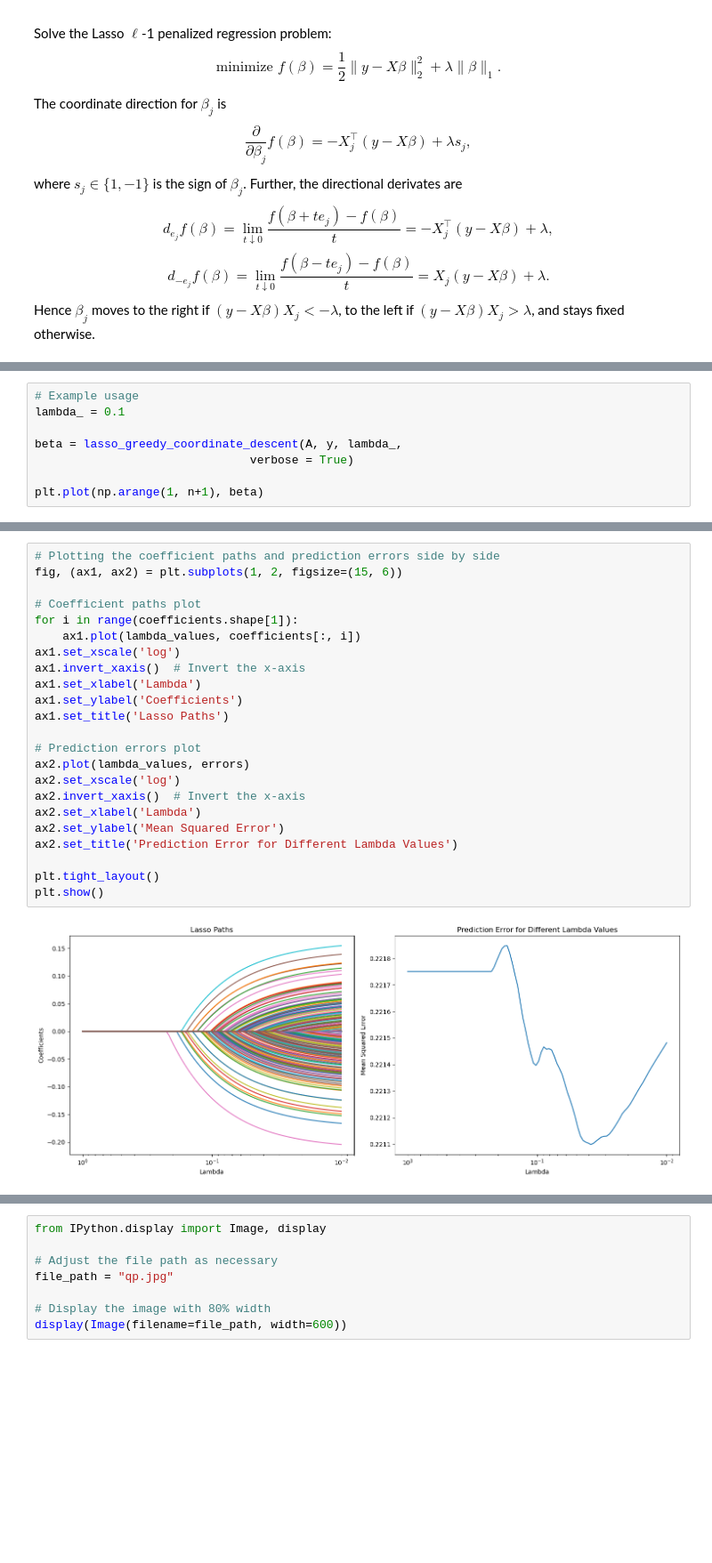
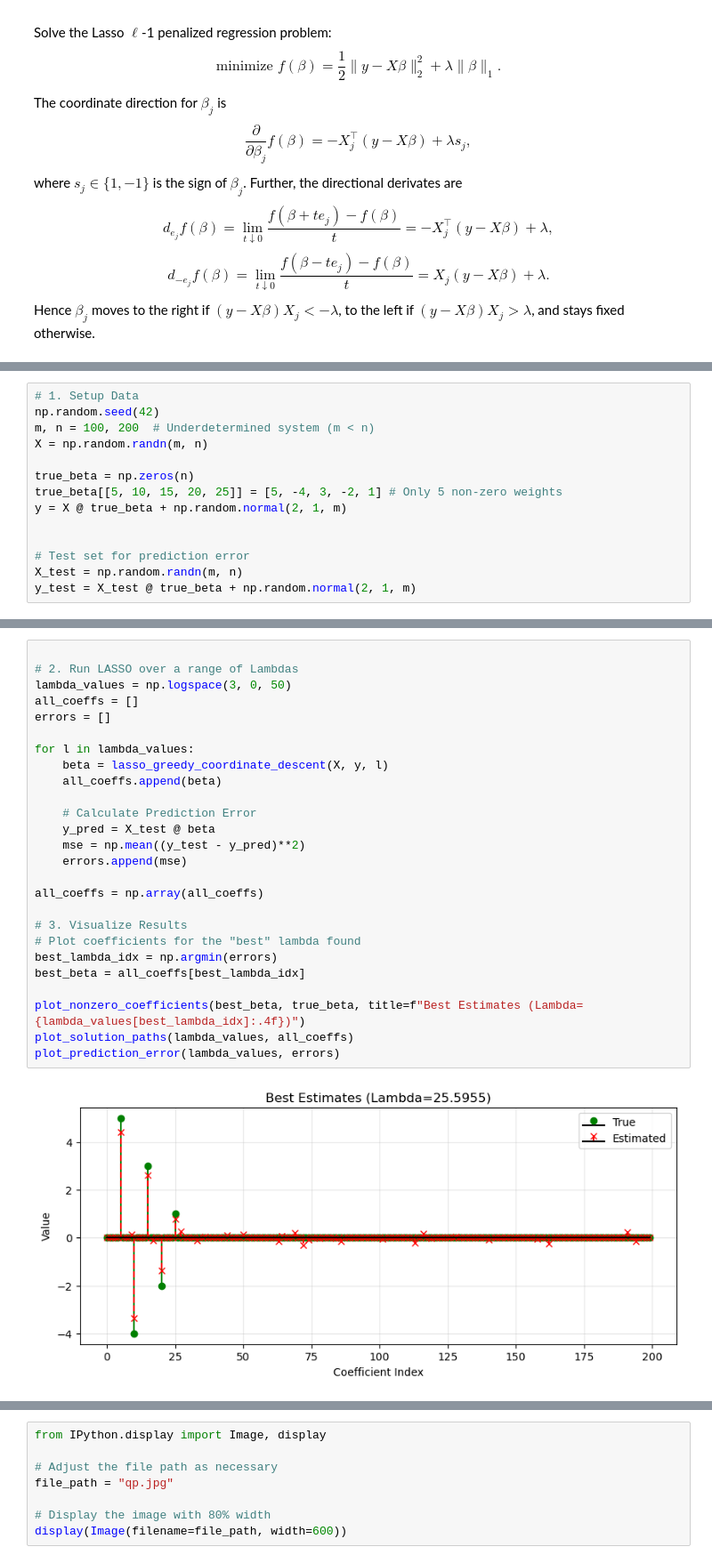
Before and after one commit to feizhe/STAT_207, a Jupyter notebook: Notes/12.LP.ipynb, the cells around one changed output, grey strips where cells are left out. Shown at 89% size. Saved outputs shown, nothing was run; the diff lists cells and outputs as text; blank space fills up the shorter version.

```diff
--- a/Notes/12.LP.ipynb
+++ b/Notes/12.LP.ipynb
@@ -295,8 +363,14 @@ def lasso_greedy_coordinate_descent(X, y, lambda_, num_iters=100, tol=1e-4,
 # %%
-# Example usage
-lambda_ = 0.1
+# 1. Setup Data
+np.random.seed(42)
+m, n = 100, 200  # Underdetermined system (m < n)
+X = np.random.randn(m, n)
 
-beta = lasso_greedy_coordinate_descent(A, y, lambda_,
-                               verbose = True)
+true_beta = np.zeros(n)
+true_beta[[5, 10, 15, 20, 25]] = [5, -4, 3, -2, 1] # Only 5 non-zero weights
+y = X @ true_beta + np.random.normal(2, 1, m)
 
-plt.plot(np.arange(1, n+1), beta)
+
+# Test set for prediction error
+X_test = np.random.randn(m, n)
+y_test = X_test @ true_beta + np.random.normal(2, 1, m)
@@ -330,25 +377,28 @@ errors = np.array(errors)
-# %%
-# Plotting the coefficient paths and prediction errors side by side
-fig, (ax1, ax2) = plt.subplots(1, 2, figsize=(15, 6))
-
-# Coefficient paths plot
-for i in range(coefficients.shape[1]):
-    ax1.plot(lambda_values, coefficients[:, i])
-ax1.set_xscale('log')
-ax1.invert_xaxis()  # Invert the x-axis
-ax1.set_xlabel('Lambda')
-ax1.set_ylabel('Coefficients')
-ax1.set_title('Lasso Paths')
-
-# Prediction errors plot
-ax2.plot(lambda_values, errors)
-ax2.set_xscale('log')
-ax2.invert_xaxis()  # Invert the x-axis
-ax2.set_xlabel('Lambda')
-ax2.set_ylabel('Mean Squared Error')
-ax2.set_title('Prediction Error for Different Lambda Values')
-
-plt.tight_layout()
-plt.show()
-# %% [output]
-[figure, removed]
+# %%
+
+# 2. Run LASSO over a range of Lambdas
+lambda_values = np.logspace(3, 0, 50)
+all_coeffs = []
+errors = []
+
+for l in lambda_values:
+    beta = lasso_greedy_coordinate_descent(X, y, l)
+    all_coeffs.append(beta)
+
+    # Calculate Prediction Error
+    y_pred = X_test @ beta
+    mse = np.mean((y_test - y_pred)**2)
+    errors.append(mse)
+
+all_coeffs = np.array(all_coeffs)
+
+# 3. Visualize Results
+# Plot coefficients for the "best" lambda found
+best_lambda_idx = np.argmin(errors)
+best_beta = all_coeffs[best_lambda_idx]
+
+plot_nonzero_coefficients(best_beta, true_beta, title=f"Best Estimates (Lambda={lambda_values[best_lambda_idx]:.4f})")
+plot_solution_paths(lambda_values, all_coeffs)
+plot_prediction_error(lambda_values, errors)
+# %% [output]
+[figure, added]
```
Also changed, not shown: parts of 13 cells of this notebook, 2 other files.
